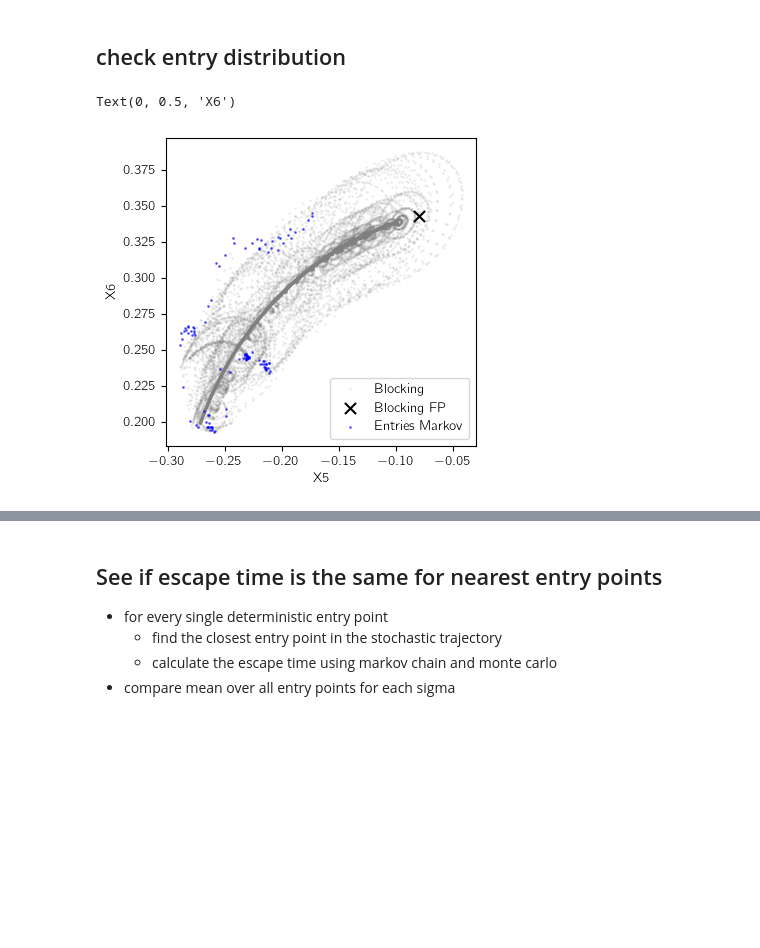
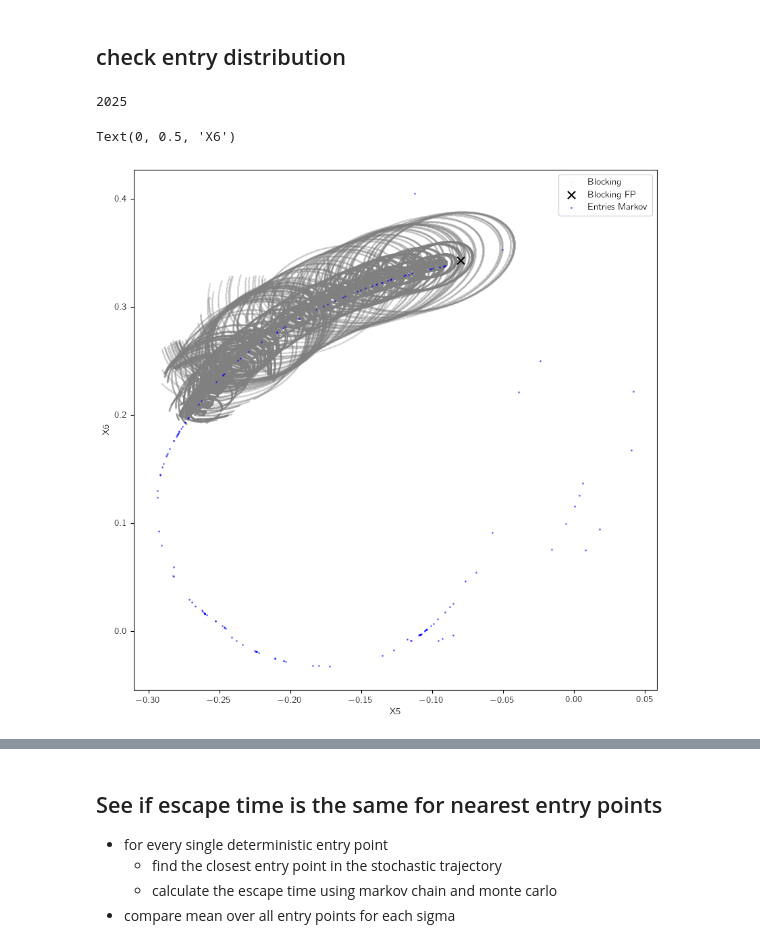
Before and after one commit to hschoeller/Stochastic_Intertia, a Jupyter notebook: code/code_deposit/MarkovInvestigate.ipynb, the cells around one changed output, grey strips where cells are left out. Drawn from its saved outputs; the diff is of its cells as text; code cells hidden in the pictures; blank space fills up the shorter version.

```diff
--- a/code/code_deposit/MarkovInvestigate.ipynb
+++ b/code/code_deposit/MarkovInvestigate.ipynb
@@ -355,6 +392,6 @@ ax.grid(True)
 # %%
-max_points = 7e4
-subsample_step_TO = 20
+max_points = 2e6
+subsample_step_TO = 1
 t_fin = int(subsample_step_TO * max_points)
 dt_eff_TO = dt_traj * subsample_step_TO
 det_traj_TO = load_d(
@@ -362,18 +399,18 @@ det_traj_TO = load_d(
 labels_TO = classify_new_trajectory(
     det_traj[:-1], labels, det_traj_TO, k=20, threshold=0.5
 )
-print(np.asarray(calculate_escape_times(
-    labels_TO, dt=dt_eff_TO)[blocking_idx]).mean())
+# print(np.asarray(calculate_escape_times(
+#     labels_TO, dt=dt_eff_TO)[blocking_idx]).mean())
 entries = np.where(
     (labels_TO[:-1] != blocking_idx) & (labels_TO[1:] == blocking_idx))[0]+1
 indices_in_reduced = np.nonzero(labels_TO == blocking_idx)[0].searchsorted(
     entries[np.isin(entries, np.nonzero(labels_TO == blocking_idx)[0])])
 
-L = make_L3d(det_traj_TO, 0)
-Q = L[labels_TO[:-1] == blocking_idx][:,
-                                      labels_TO[:-1] == blocking_idx].tocsr()
-t_escape = solve_escape_from_Q(Q) * dt_eff_TO
-print(t_escape[indices_in_reduced].mean())
+# L = make_L3d(det_traj_TO, 0)
+# Q = L[labels_TO[:-1] == blocking_idx][:,
+#                                       labels_TO[:-1] == blocking_idx].tocsr()
+# t_escape = solve_escape_from_Q(Q) * dt_eff_TO
+# print(t_escape[indices_in_reduced].mean())
 print("entries:", entries.shape[0])
 print("blocking states:", np.where(labels_TO == blocking_idx)[0].shape)
 print(f"dt: {dt_eff_TO}")
@@ -437,26 +432,33 @@ plot_loglog_slope_analysis(sigmas_loglog, sums)
 [figure]
 # %% [markdown]
 ## check entry distribution
+# %%
+entries_100 = entries + 3000
+entries_100 = entries_100[entries_100 < labels_TO.shape[0]]
+# %%
+(1+2+3+4+5+6+7+8+9)**2
+# %% [output]
+2025
 # %%
 
 blocking_points = det_traj_TO[np.where(labels_TO == blocking_idx)[0]]
-plt.figure(figsize=(4, 4))
+plt.figure(figsize=(10, 10))
 sc = plt.scatter(blocking_points[:, 4], blocking_points[:, 5], color="gray", s=1, label='Blocking',
                  rasterized=True, alpha=0.1)
 plt.scatter(fixed[0, 4], fixed[0, 5], c='black', s=64,
             alpha=1, marker="x", label="Blocking FP")
 # plt.scatter(fixed[1, 4], fixed[1, 5], c='red', s=64,
 #             alpha=1, marker="x", label="Zonal FP")
 
-plt.scatter(det_traj_TO[entries, 4], det_traj_TO[entries, 5], c='blue', s=1, label='Entries Markov',
+plt.scatter(det_traj_TO[entries_100, 4], det_traj_TO[entries_100, 5], c='blue', s=1, label='Entries Markov',
             rasterized=True, alpha=0.5)
 
 plt.legend()
 plt.xlabel("X5")
 plt.ylabel("X6")
 # %% [output]
 Text(0, 0.5, 'X6')
-[figure, old version]
+[figure, new version]
 # %%
 max_points = 7e4
 subsample_step_TO = 20
```
Also changed, not shown: parts of 33 cells of this notebook, 5 other files.
